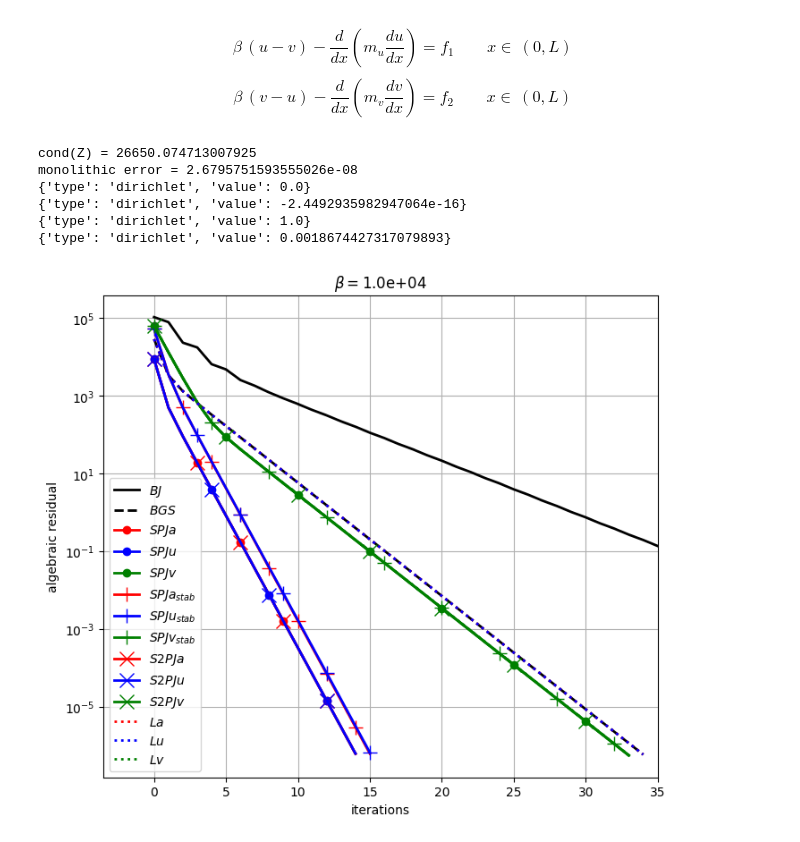
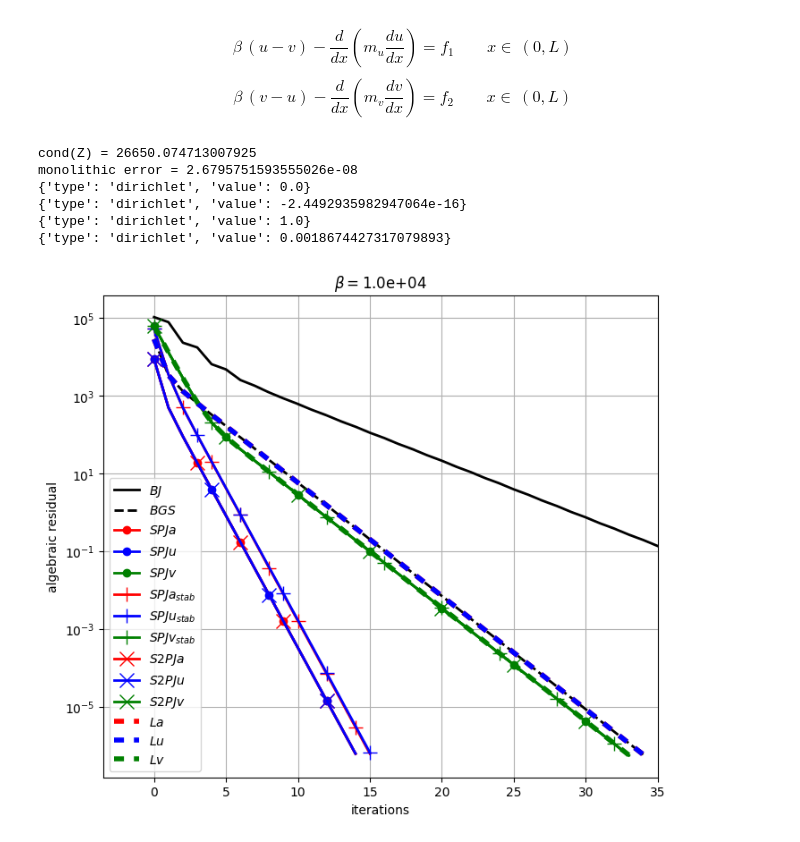
Before and after one commit to multiform-UoN/splittingschemes, a Jupyter notebook: python/fvm1D_dualPorosity.ipynb, the cells around one changed output. Cells and saved outputs as stored; diff of their text form; code cells hidden in the pictures.

```diff
--- a/python/fvm1D_dualPorosity.ipynb
+++ b/python/fvm1D_dualPorosity.ipynb
@@ -155,37 +155,37 @@ markevery = 1
 plt.figure(figsize=(8,7), dpi=100)
 nn = 5
 plt.semilogy(res_BJ,        'k',  linestyle='solid',  label=r"$BJ$",          linewidth=linewidth, markersize=markersize,   markevery=markevery+0)
 plt.semilogy(res_BGS,       'k',  linestyle='dashed', label=r"$BGS$",         linewidth=linewidth, markersize=markersize,   markevery=markevery+1)
 plt.semilogy(res_SPJa,      'ro', linestyle='solid',  label=r"$SPJa$",        linewidth=linewidth, markersize=markersize,   markevery=markevery+2)
 plt.semilogy(res_SPJu,      'bo', linestyle='solid',  label=r"$SPJu$",        linewidth=linewidth, markersize=markersize,   markevery=markevery+3)
 plt.semilogy(res_SPJv,      'go', linestyle='solid',  label=r"$SPJv$",        linewidth=linewidth, markersize=markersize,   markevery=markevery+4)
 plt.semilogy(res_SPJa_stab, 'r+', linestyle='solid',  label=r"$SPJa_{stab}$", linewidth=linewidth, markersize=2*markersize, markevery=markevery+1)
 plt.semilogy(res_SPJu_stab, 'b+', linestyle='solid',  label=r"$SPJu_{stab}$", linewidth=linewidth, markersize=2*markersize, markevery=markevery+2)
 plt.semilogy(res_SPJv_stab, 'g+', linestyle='solid',  label=r"$SPJv_{stab}$", linewidth=linewidth, markersize=2*markersize, markevery=markevery+3)
 plt.semilogy(res_S2PJa,     'rx', linestyle='solid',  label=r"$S2PJa$",       linewidth=linewidth, markersize=2*markersize, markevery=markevery+2)
 plt.semilogy(res_S2PJu,     'bx', linestyle='solid',  label=r"$S2PJu$",       linewidth=linewidth, markersize=2*markersize, markevery=markevery+3)
 plt.semilogy(res_S2PJv,     'gx', linestyle='solid',  label=r"$S2PJv$",       linewidth=linewidth, markersize=2*markersize, markevery=markevery+4)
-plt.semilogy(res_La,         'r', linestyle='dotted', label=r"$La$",          linewidth=linewidth, markersize=markersize,   markevery=markevery+0)
-plt.semilogy(res_Lu,         'b', linestyle='dotted', label=r"$Lu$",          linewidth=linewidth, markersize=markersize,   markevery=markevery+0)
-plt.semilogy(res_Lv,         'g', linestyle='dotted', label=r"$Lv$",          linewidth=linewidth, markersize=markersize,   markevery=markevery+0)
+plt.semilogy(res_La,         'r', linestyle=(0,(2,2)), label=r"$La$",          linewidth=2*linewidth, markersize=markersize,   markevery=markevery+0)
+plt.semilogy(res_Lu,         'b', linestyle=(0,(2,2)), label=r"$Lu$",          linewidth=2*linewidth, markersize=markersize,   markevery=markevery+0)
+plt.semilogy(res_Lv,         'g', linestyle=(0,(2,2)), label=r"$Lv$",          linewidth=2*linewidth, markersize=markersize,   markevery=markevery+0)
 
 plt.legend()
 plt.grid()
 plt.xlabel('iterations')
 plt.ylabel('algebraic residual')
 plt.title(r'$\beta = ${:.1e}'.format(kwargs['beta']))
 plt.xlim(right=35)
 
 # plt.savefig('figures/dualporosity_aresidual.pdf')
 plt.show()
 # %% [output]
 cond(Z) = 26650.074713007925
 monolithic error = 2.6795751593555026e-08
 {'type': 'dirichlet', 'value': 0.0}
 {'type': 'dirichlet', 'value': -2.4492935982947064e-16}
 {'type': 'dirichlet', 'value': 1.0}
 {'type': 'dirichlet', 'value': 0.0018674427317079893}
-[figure, old version]
+[figure, new version]
 # %%
 
 L = np.pi
```
Also changed, not shown: parts of 1 cell of this notebook, 6 other files.
